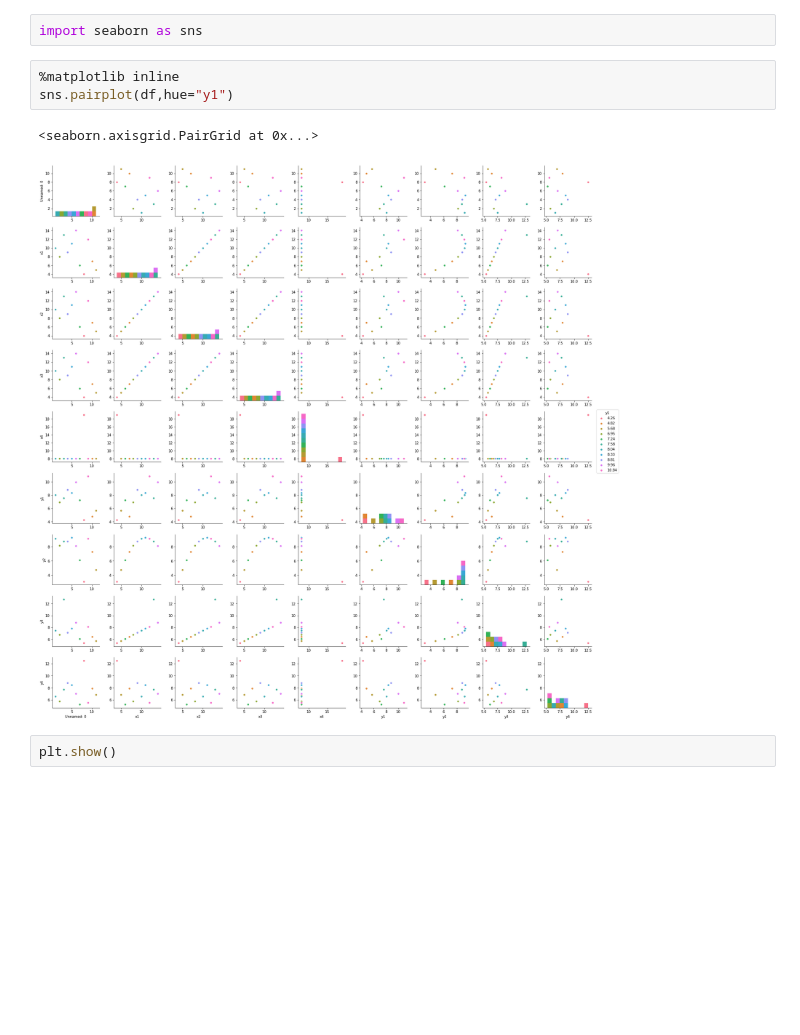
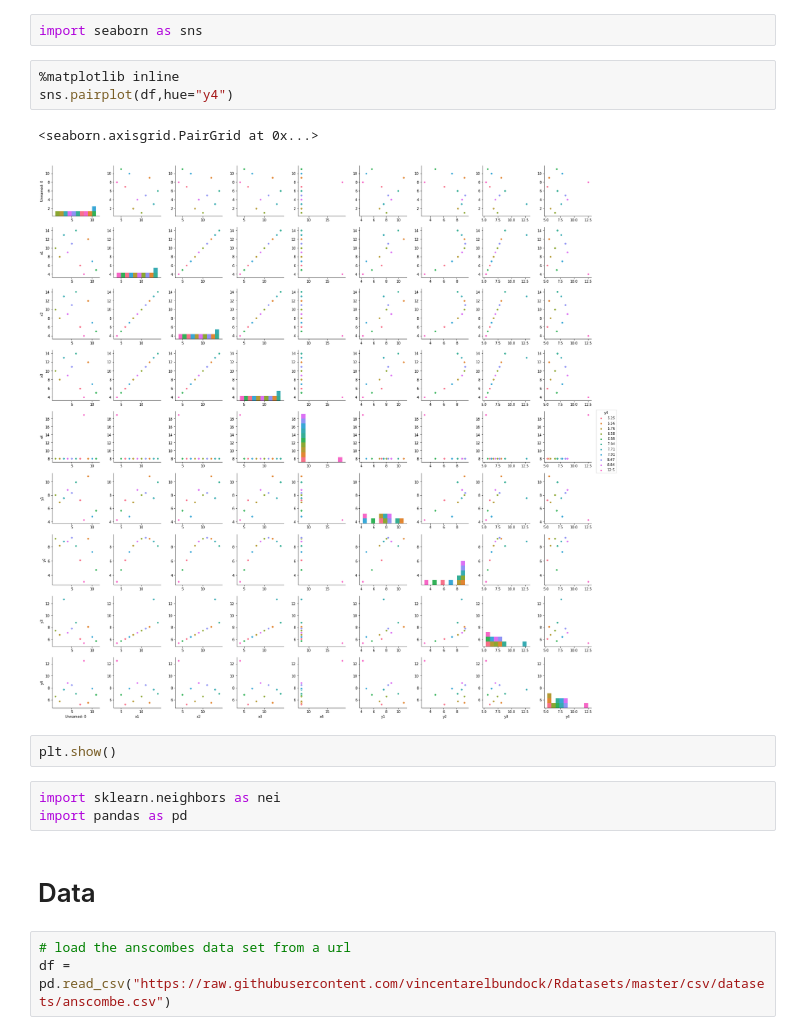
Before and after one commit to Maria1709/Anscombes, a Jupyter notebook: anscombes-data-set.ipynb, the cells around one changed output. Drawn from its saved outputs; the diff is of its cells as text; blank space fills up the shorter version.

```diff
--- a/anscombes-data-set.ipynb
+++ b/anscombes-data-set.ipynb
@@ -242,9 +242,17 @@ df.at[1,'y2']
 import seaborn as sns
 # %%
 %matplotlib inline
-sns.pairplot(df,hue="y1")
+sns.pairplot(df,hue="y4")
 # %% [output]
 <seaborn.axisgrid.PairGrid at 0x...>
-[figure, old version]
+[figure, new version]
 # %%
 plt.show()
+# %%
+import sklearn.neighbors as nei
+import pandas as pd
+# %% [markdown]
+# Data
+# %%
+# load the anscombes data set from a url
+df = pd.read_csv("https://raw.githubusercontent.com/vincentarelbundock/Rdatasets/master/csv/datasets/anscombe.csv")
```
Also changed, not shown: parts of 10 cells of this notebook.
